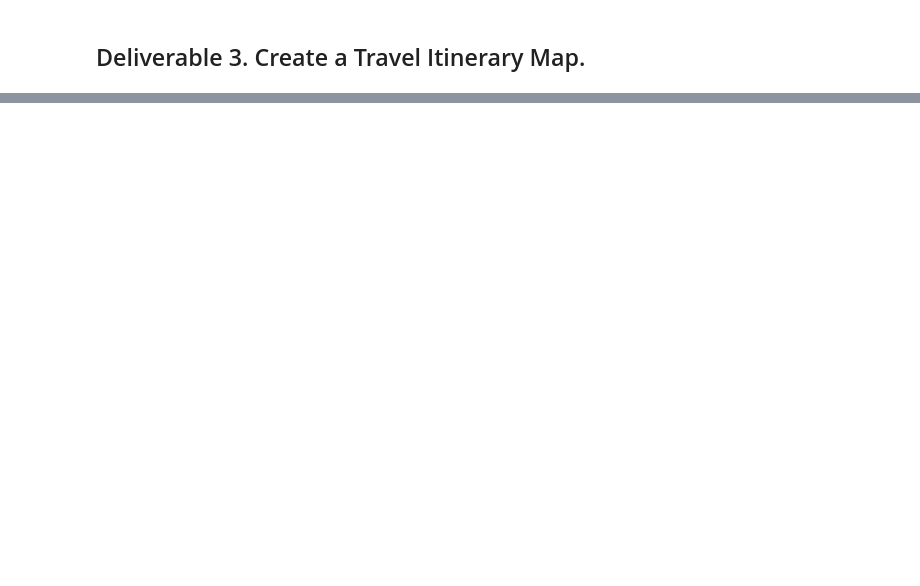
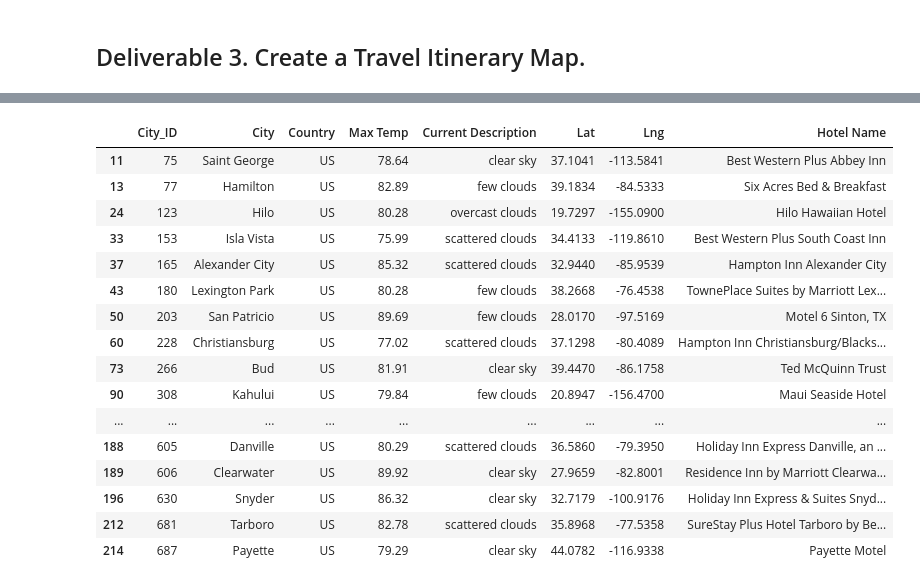
Before and after one commit to DianabasiRobinson/World_Weather_Analysis, a Jupyter notebook: Vacation_Itinerary/Vacation_Itinerary.ipynb, the cells around one changed output, grey strips where cells are left out. Cells and saved outputs as stored; diff of their text form; code cells hidden in the pictures; blank space fills up the shorter version.

```diff
--- a/Vacation_Itinerary/Vacation_Itinerary.ipynb
+++ b/Vacation_Itinerary/Vacation_Itinerary.ipynb
@@ -32,3 +38,23 @@ vacation_df
+# %%
+us_df.tail(80)
+# %% [output]
+|  | City_ID | City | Country | Max Temp | Current Description | Lat | Lng | Hotel Name |
+| 11 | 75 | Saint George | US | 78.64 | clear sky | 37.1041 | -113.5841 | Best Western Plus Abbey Inn |
+| 13 | 77 | Hamilton | US | 82.89 | few clouds | 39.1834 | -84.5333 | Six Acres Bed & Breakfast |
+| 24 | 123 | Hilo | US | 80.28 | overcast clouds | 19.7297 | -155.0900 | Hilo Hawaiian Hotel |
+| 33 | 153 | Isla Vista | US | 75.99 | scattered clouds | 34.4133 | -119.8610 | Best Western Plus South Coast Inn |
+| 37 | 165 | Alexander City | US | 85.32 | scattered clouds | 32.9440 | -85.9539 | Hampton Inn Alexander City |
+| 43 | 180 | Lexington Park | US | 80.28 | few clouds | 38.2668 | -76.4538 | TownePlace Suites by Marriott Lex... |
+| 50 | 203 | San Patricio | US | 89.69 | few clouds | 28.0170 | -97.5169 | Motel 6 Sinton, TX |
+| 60 | 228 | Christiansburg | US | 77.02 | scattered clouds | 37.1298 | -80.4089 | Hampton Inn Christiansburg/Blacks... |
+| 73 | 266 | Bud | US | 81.91 | clear sky | 39.4470 | -86.1758 | Ted McQuinn Trust |
+| 90 | 308 | Kahului | US | 79.84 | few clouds | 20.8947 | -156.4700 | Maui Seaside Hotel |
+| ... | ... | ... | ... | ... | ... | ... | ... | ... |
+| 188 | 605 | Danville | US | 80.29 | scattered clouds | 36.5860 | -79.3950 | Holiday Inn Express Danville, an ... |
+| 189 | 606 | Clearwater | US | 89.92 | clear sky | 27.9659 | -82.8001 | Residence Inn by Marriott Clearwa... |
+| 196 | 630 | Snyder | US | 86.32 | clear sky | 32.7179 | -100.9176 | Holiday Inn Express & Suites Snyd... |
+| 212 | 681 | Tarboro | US | 82.78 | scattered clouds | 35.8968 | -77.5358 | SureStay Plus Hotel Tarboro by Be... |
+| 214 | 687 | Payette | US | 79.29 | clear sky | 44.0782 | -116.9338 | Payette Motel |
 # %%
 # 2. Using the template add the city name, the country code, the weather description and maximum temperature for the city.
 info_box_template = """
```
Also changed, not shown: parts of 17 cells of this notebook, 2 other files.
